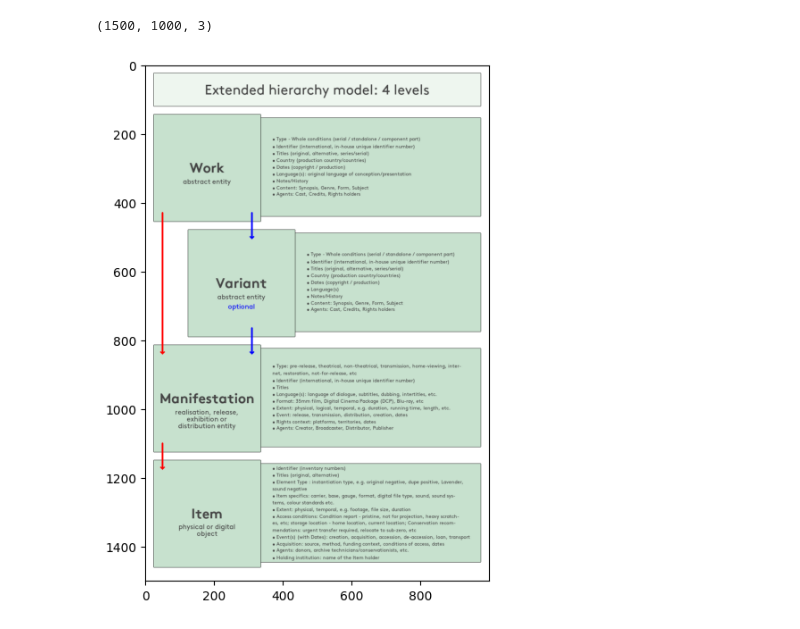
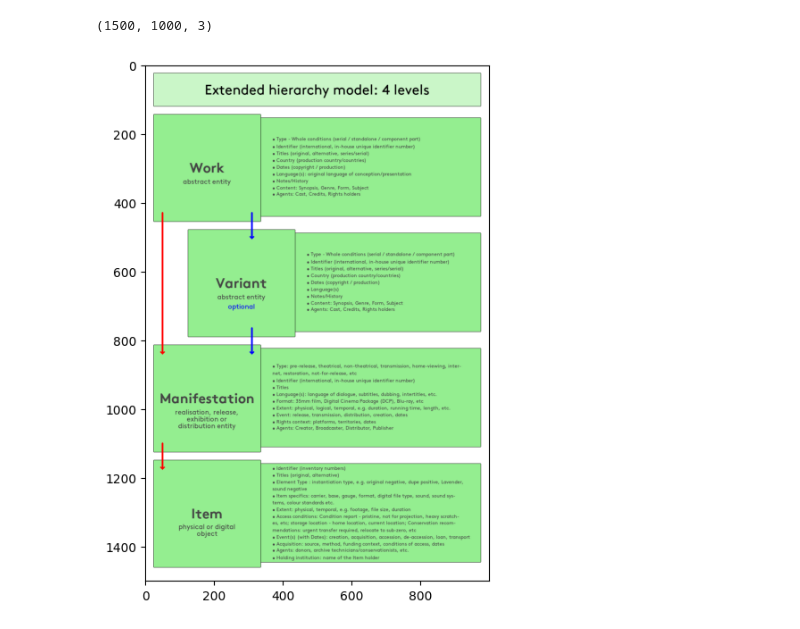
Before and after one commit to FIAF/fiaf-cataloguing-manual, a Jupyter notebook: src/diagrams/diagrams.ipynb, the cells around one changed output. Saved outputs shown, nothing was run; the diff lists cells and outputs as text; code cells hidden in the pictures.

```diff
--- a/src/diagrams/diagrams.ipynb
+++ b/src/diagrams/diagrams.ipynb
@@ -62,19 +62,20 @@ canvas = numpy.zeros((canvas_h, canvas_w, 3), numpy.uint8)
 canvas[:, :] = (255, 255, 255)
 
 elements = dict()
-draw_rectangle('header', 25, 25, 950, 95, (239, 246, 238))
+draw_rectangle('header', 25, 25, 950, 95, ((144/2)+(255/2), (238/2)+(255/2), (148/2)+(255/2)))
 
-draw_rectangle('layer_1', 125, 155, 850, 285, (206, 225, 199))
-draw_rectangle('layer_2', 125, 490, 850, 285, (206, 225, 199))
-draw_rectangle('layer_3', 125, 825, 850, 285, (206, 225, 199))
-draw_rectangle('layer_4', 125, 1160, 850, 285, (206, 225, 199))
+box_colour = (144, 238, 148)
 
-draw_rectangle('box_1_shadow', 25+5, 145+5, 300, 300, (0, 0, 0))
+draw_rectangle('layer_1', 125, 155, 850, 285, box_colour)
+draw_rectangle('layer_2', 125, 490, 850, 285, box_colour)
+draw_rectangle('layer_3', 125, 825, 850, 285, box_colour)
+draw_rectangle('layer_4', 125, 1160, 850, 285, box_colour)
 
-draw_rectangle('box_1', 25, 145, 310, 310, (206, 225, 199))
-draw_rectangle('box_2', 125, 480, 310, 310, (206, 225, 199))
-draw_rectangle('box_3', 25, 815, 310, 310, (206, 225, 199))
-draw_rectangle('box_4', 25, 1150, 310, 310, (206, 225, 199))
+
+draw_rectangle('box_1', 25, 145, 310, 310, box_colour)
+draw_rectangle('box_2', 125, 480, 310, 310, box_colour)
+draw_rectangle('box_3', 25, 815, 310, 310, box_colour)
+draw_rectangle('box_4', 25, 1150, 310, 310, box_colour)
 
 # TODO and dotted line for blue.
 
@@ -89,7 +90,7 @@ cv2.imwrite(img_path, canvas)
 image_data = Image.open(img_path)
 draw = ImageDraw.Draw(image_data)
 
-draw_text_by_anchor('header', 'Extended hierarchy model: 4 levels', 'Regular', 40, True, 0, 0, "#444444")
+draw_text_by_anchor('header', 'Extended hierarchy model: 4 levels', 'Regular', 40, True, 0, 0, "#000000")
 
 # mathematically calculate offsets.
 
@@ -155,32 +156,32 @@ layer_4_text = [
     '• Acquisition: source, method, funding context, conditions of access, dates',
     '• Agents: donors, archive technicians/conservationists, etc.',
     '• Holding institution: name of the Item holder'
 ]
 
 layer_4_text = [{'text':x, 'offset':i-((len(layer_4_text)-1)/2)} for i,x in enumerate(layer_4_text)]
 for x in layer_4_text:
     draw_text_by_anchor('layer_4', x['text'], 'Regular', 14, False, x['offset'], -180, "#444444")
 
 draw_text_by_anchor('box_1', 'Work', 'Bold', 40, True, 0, 0, "#444444")
 draw_text_by_anchor('box_1', 'abstract entity', 'Regular', 20, True, 2, 0, "#444444")
 
 draw_text_by_anchor('box_2', 'Variant', 'Bold', 40, True, 0, 0, "#444444")
 draw_text_by_anchor('box_2', 'abstract entity', 'Regular', 20, True, 2, 0, "#444444")
 draw_text_by_anchor('box_2', 'optional', 'Regular', 20, True, 3.5, 0, "blue")
 
 draw_text_by_anchor('box_3', 'Manifestation', 'Bold', 40, True, 0, 0, "#444444")
 draw_text_by_anchor('box_3', 'realisation, release,', 'Regular', 20, True, 2, 0, "#444444")
 draw_text_by_anchor('box_3', 'exhibition or', 'Regular', 20, True, 3, 0, "#444444")
 draw_text_by_anchor('box_3', 'distribution entity', 'Regular', 20, True, 4, 0, "#444444")
 
 draw_text_by_anchor('box_4', 'Item', 'Bold', 40, True, 0, 0, "#444444")
 draw_text_by_anchor('box_4', 'physical or digital', 'Regular', 20, True, 2, 0, "#444444")
 draw_text_by_anchor('box_4', 'object', 'Regular', 20, True, 3, 0, "#444444")
 
 image_data.save(img_path)
 
 render_preview(img_path)
 # %% [output]
 (1500, 1000, 3)
-[figure, old version]
+[figure, new version]
 # %%
```
Also changed, not shown: parts of 3 cells of this notebook, 4 other files.
